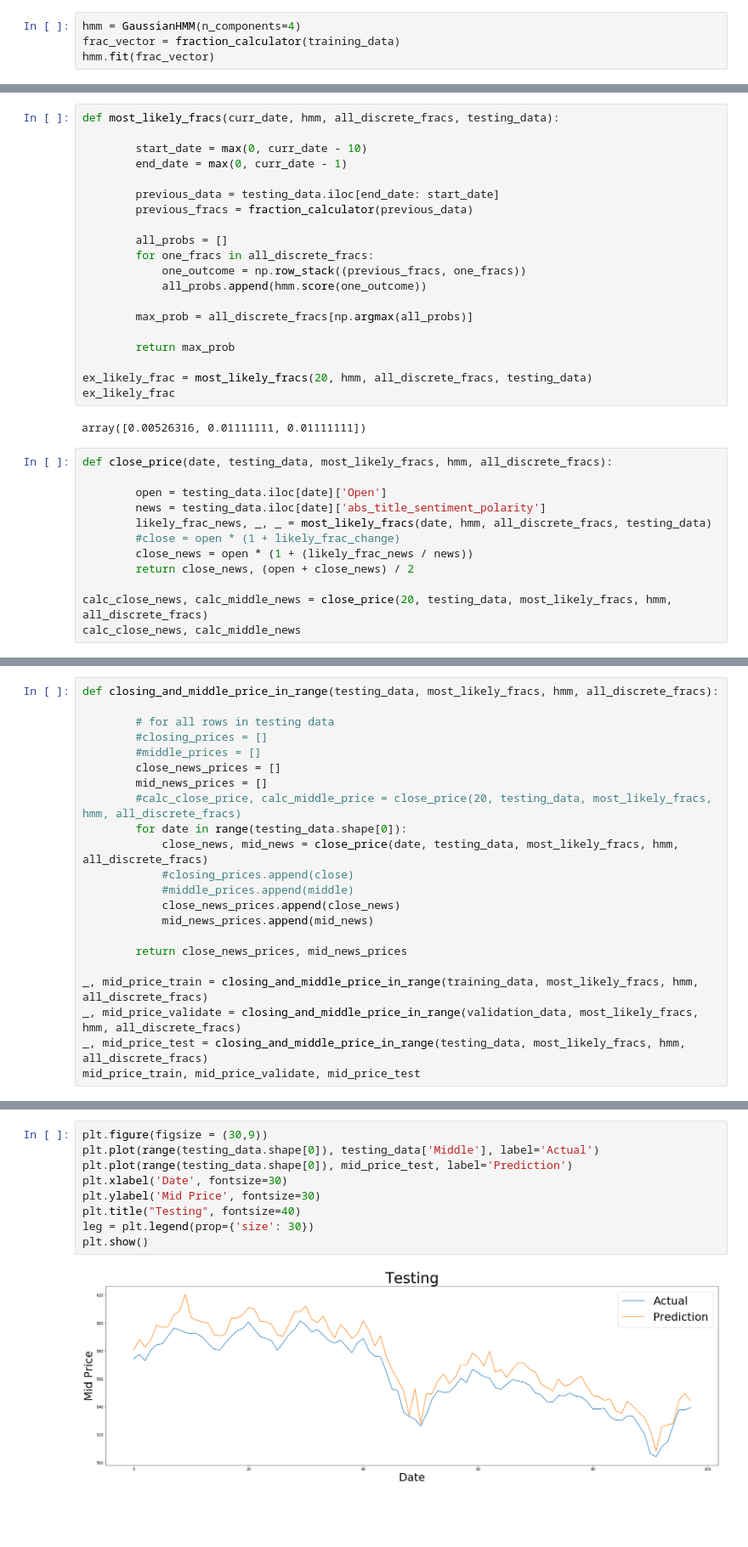
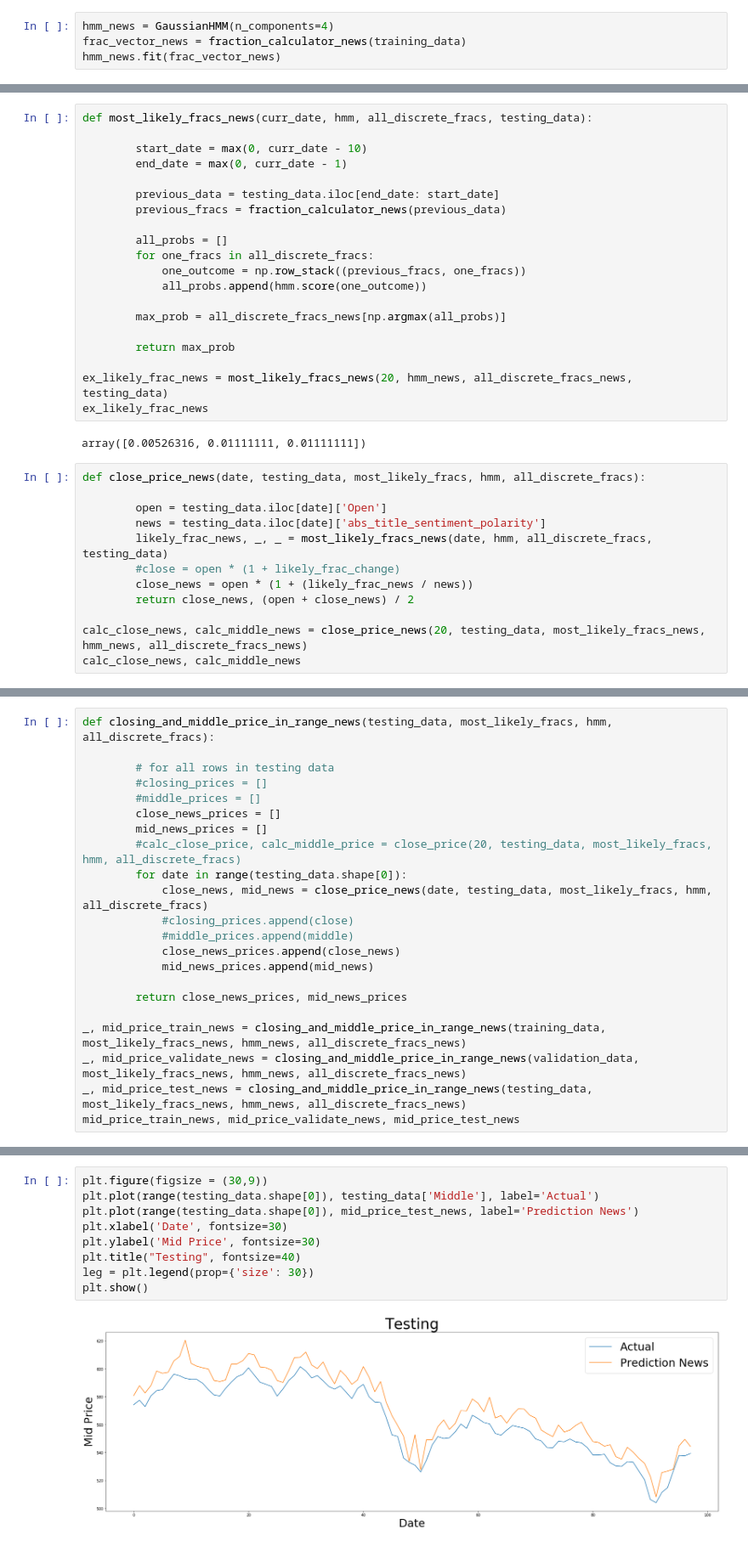
Before and after one commit to stanleykywu/predicting-stocks, a Jupyter notebook: models/HMM2.ipynb, the cells around one changed output, grey strips where cells are left out. Shown at 85% size. Drawn from its saved outputs; the diff is of its cells as text; blank space fills up the shorter version.

```diff
--- a/models/HMM2.ipynb
+++ b/models/HMM2.ipynb
@@ -363,9 +363,9 @@ array([[-0.00016348,  0.00535734,  0.00660829],
        [-0.00017654,  0.00290776,  0.01257337],
        [-0.0005032 ,  0.00059299,  0.00768194]])
 # %%
-hmm = GaussianHMM(n_components=4)
-frac_vector = fraction_calculator(training_data)
-hmm.fit(frac_vector)
+hmm_news = GaussianHMM(n_components=4)
+frac_vector_news = fraction_calculator_news(training_data)
+hmm_news.fit(frac_vector_news)
 # %% [output]
 GaussianHMM(algorithm='viterbi', covariance_type='diag', covars_prior=0.01,
             covars_weight=1, init_params='stmc', means_prior=0, means_weight=0,
@@ -373,37 +373,37 @@ GaussianHMM(algorithm='viterbi', covariance_type='diag', covars_prior=0.01,
             random_state=None, startprob_prior=1.0, tol=0.01,
             transmat_prior=1.0, verbose=False)
 # %%
-def most_likely_fracs(curr_date, hmm, all_discrete_fracs, testing_data):
+def most_likely_fracs_news(curr_date, hmm, all_discrete_fracs, testing_data):
 
         start_date = max(0, curr_date - 10)
         end_date = max(0, curr_date - 1)
 
         previous_data = testing_data.iloc[end_date: start_date]
-        previous_fracs = fraction_calculator(previous_data)
+        previous_fracs = fraction_calculator_news(previous_data)
 
         all_probs = []
         for one_fracs in all_discrete_fracs:
             one_outcome = np.row_stack((previous_fracs, one_fracs))
             all_probs.append(hmm.score(one_outcome))
 
-        max_prob = all_discrete_fracs[np.argmax(all_probs)]
+        max_prob = all_discrete_fracs_news[np.argmax(all_probs)]
 
         return max_prob
 
-ex_likely_frac = most_likely_fracs(20, hmm, all_discrete_fracs, testing_data)
-ex_likely_frac
+ex_likely_frac_news = most_likely_fracs_news(20, hmm_news, all_discrete_fracs_news, testing_data)
+ex_likely_frac_news
 # %% [output]
 array([0.00526316, 0.01111111, 0.01111111])
 # %%
-def close_price(date, testing_data, most_likely_fracs, hmm, all_discrete_fracs):
+def close_price_news(date, testing_data, most_likely_fracs, hmm, all_discrete_fracs):
 
         open = testing_data.iloc[date]['Open']
         news = testing_data.iloc[date]['abs_title_sentiment_polarity']
-        likely_frac_news, _, _ = most_likely_fracs(date, hmm, all_discrete_fracs, testing_data)
+        likely_frac_news, _, _ = most_likely_fracs_news(date, hmm, all_discrete_fracs, testing_data)
         #close = open * (1 + likely_frac_change)
         close_news = open * (1 + (likely_frac_news / news))
         return close_news, (open + close_news) / 2
 
-calc_close_news, calc_middle_news = close_price(20, testing_data, most_likely_fracs, hmm, all_discrete_fracs)
+calc_close_news, calc_middle_news = close_price_news(20, testing_data, most_likely_fracs_news, hmm_news, all_discrete_fracs_news)
 calc_close_news, calc_middle_news
 # %% [output]
@@ -411,5 +411,5 @@ calc_close_news, calc_middle_news
 # %%
-def closing_and_middle_price_in_range(testing_data, most_likely_fracs, hmm, all_discrete_fracs):
+def closing_and_middle_price_in_range_news(testing_data, most_likely_fracs, hmm, all_discrete_fracs):
 
         # for all rows in testing data
         #closing_prices = []
@@ -418,7 +418,7 @@ def closing_and_middle_price_in_range(testing_data, most_likely_fracs, hmm, all_
         mid_news_prices = []
         #calc_close_price, calc_middle_price = close_price(20, testing_data, most_likely_fracs, hmm, all_discrete_fracs)
         for date in range(testing_data.shape[0]):
-            close_news, mid_news = close_price(date, testing_data, most_likely_fracs, hmm, all_discrete_fracs)
+            close_news, mid_news = close_price_news(date, testing_data, most_likely_fracs, hmm, all_discrete_fracs)
             #closing_prices.append(close)
             #middle_prices.append(middle)
             close_news_prices.append(close_news)
@@ -426,8 +426,8 @@ def closing_and_middle_price_in_range(testing_data, most_likely_fracs, hmm, all_
 
         return close_news_prices, mid_news_prices
 
-_, mid_price_train = closing_and_middle_price_in_range(training_data, most_likely_fracs, hmm, all_discrete_fracs)
-_, mid_price_validate = closing_and_middle_price_in_range(validation_data, most_likely_fracs, hmm, all_discrete_fracs)
-_, mid_price_test = closing_and_middle_price_in_range(testing_data, most_likely_fracs, hmm, all_discrete_fracs)
-mid_price_train, mid_price_validate, mid_price_test
+_, mid_price_train_news = closing_and_middle_price_in_range_news(training_data, most_likely_fracs_news, hmm_news, all_discrete_fracs_news)
+_, mid_price_validate_news = closing_and_middle_price_in_range_news(validation_data, most_likely_fracs_news, hmm_news, all_discrete_fracs_news)
+_, mid_price_test_news = closing_and_middle_price_in_range_news(testing_data, most_likely_fracs_news, hmm_news, all_discrete_fracs_news)
+mid_price_train_news, mid_price_validate_news, mid_price_test_news
 # %% [output]
@@ -451,14 +451,14 @@ mid_price_train, mid_price_validate, mid_price_test
 # %%
 plt.figure(figsize = (30,9))
 plt.plot(range(testing_data.shape[0]), testing_data['Middle'], label='Actual')
-plt.plot(range(testing_data.shape[0]), mid_price_test, label='Prediction')
+plt.plot(range(testing_data.shape[0]), mid_price_test_news, label='Prediction News')
 plt.xlabel('Date', fontsize=30)
 plt.ylabel('Mid Price', fontsize=30)
 plt.title("Testing", fontsize=40)
 leg = plt.legend(prop={'size': 30})
 plt.show()
 # %% [output]
-[figure, old version]
+[figure, new version]
 # %%
 plt.figure(figsize = (30,9))
 plt.plot(range(validation_data.shape[0]), validation_data['Middle'], label='Actual')
```
Also changed, not shown: parts of 12 cells of this notebook.
